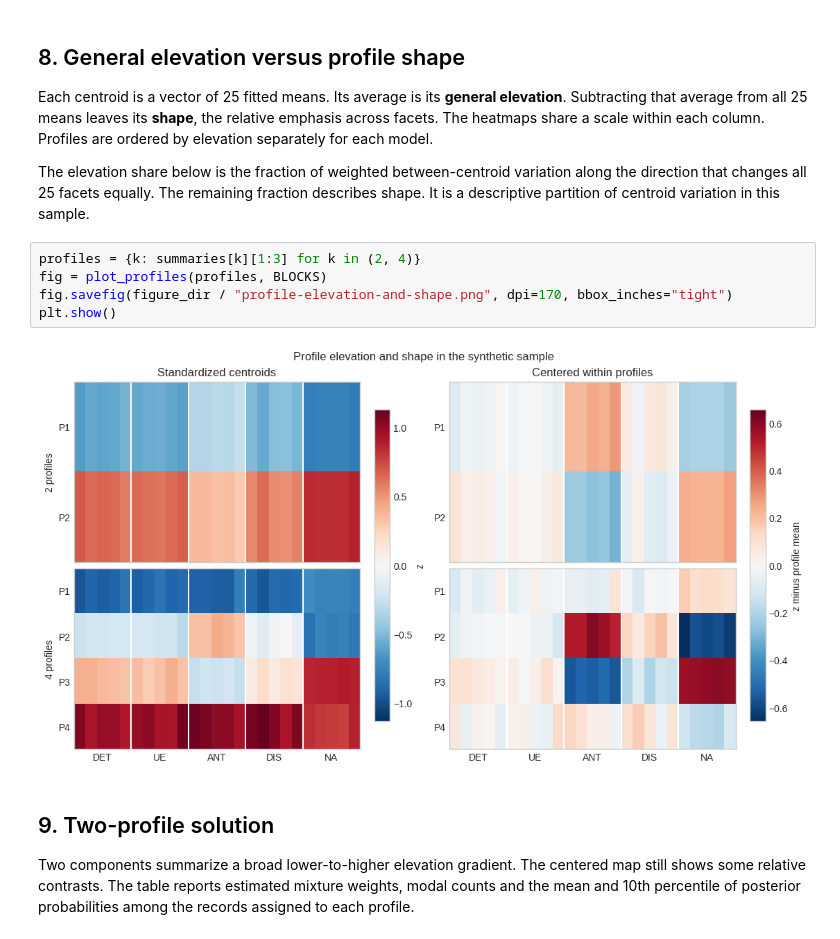
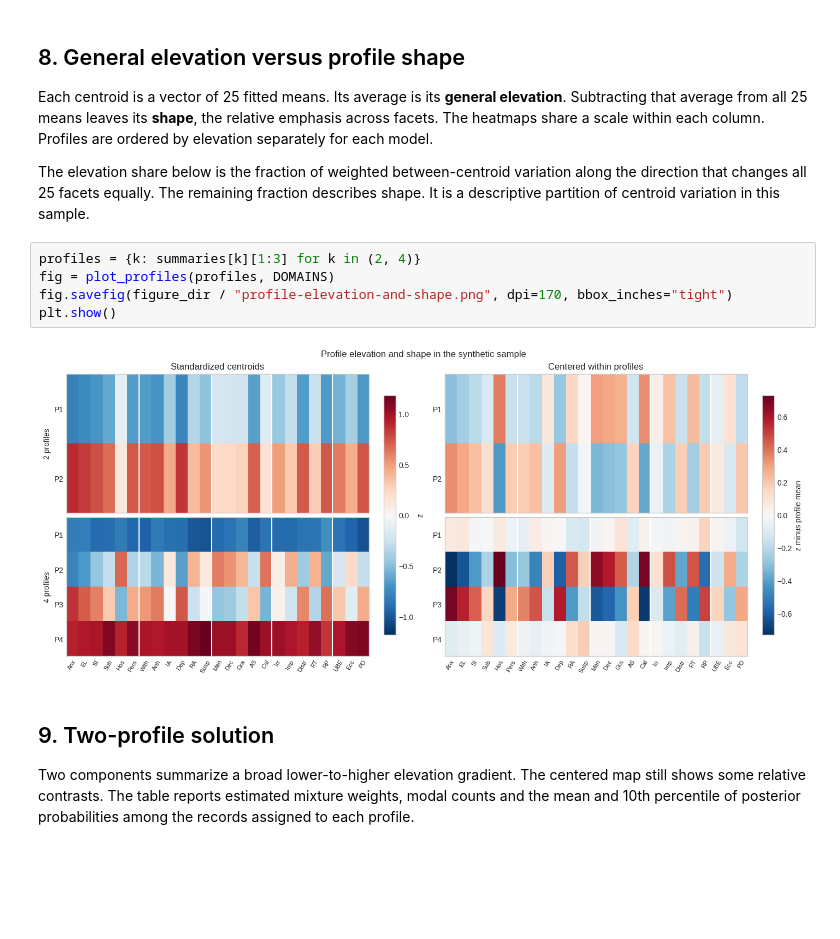
Before and after one commit to silvanamontesdata/latent-profile-analysis-personality, a Jupyter notebook: notebooks/latent_profile_analysis.ipynb, the cells around one changed output. Cells and saved outputs as stored; diff of their text form; blank space fills up the shorter version.

Commit message:
Refine portfolio to demonstrate 25-facet latent profiles

```diff
--- a/notebooks/latent_profile_analysis.ipynb
+++ b/notebooks/latent_profile_analysis.ipynb
@@ -102,11 +102,11 @@ Each centroid is a vector of 25 fitted means. Its average is its **general eleva
 The elevation share below is the fraction of weighted between-centroid variation along the direction that changes all 25 facets equally. The remaining fraction describes shape. It is a descriptive partition of centroid variation in this sample.
 # %%
 profiles = {k: summaries[k][1:3] for k in (2, 4)}
-fig = plot_profiles(profiles, BLOCKS)
+fig = plot_profiles(profiles, DOMAINS)
 fig.savefig(figure_dir / "profile-elevation-and-shape.png", dpi=170, bbox_inches="tight")
 plt.show()
 # %% [output]
-[figure, old version]
+[figure, new version]
 # %% [markdown]
 ## 9. Two-profile solution
 
```
Also changed, not shown: parts of 12 cells of this notebook, 7 other files.
